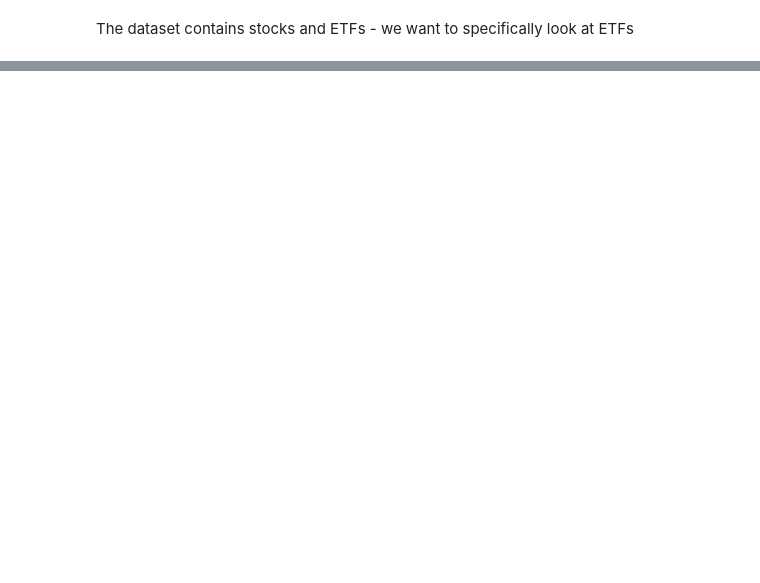
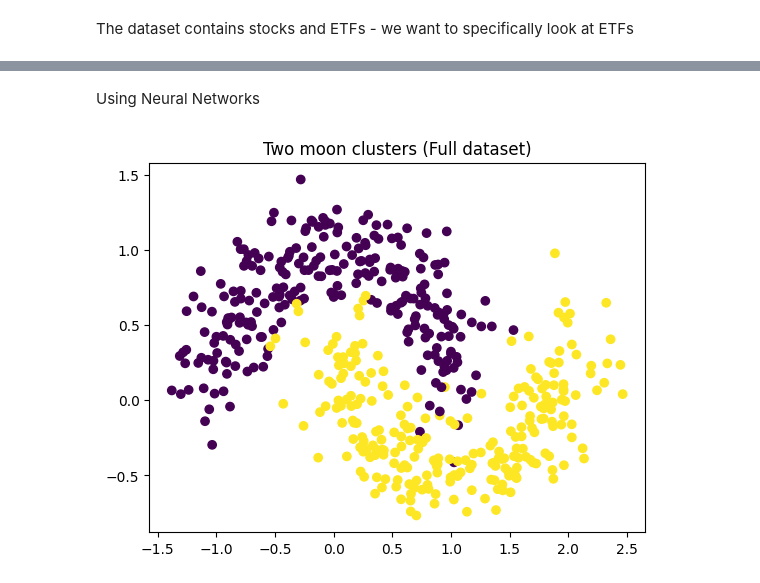
Before and after one commit to cysteely/MLGroupProject, a Jupyter notebook: MLproject.ipynb, the cells around one changed output, grey strips where cells are left out. Cells and saved outputs as stored; diff of their text form; code cells hidden in the pictures; blank space fills up the shorter version.

```diff
--- a/MLproject.ipynb
+++ b/MLproject.ipynb
@@ -31,0 +87,34 @@ all_files = glob.glob(os.path.join(path, "*.csv"))
+# %% [markdown]
+Using Neural Networks
+# %%
+import sklearn.datasets
+import sklearn.metrics
+import tensorflow
+
+X, y = sklearn.datasets.make_moons(n_samples=500, noise=0.19, random_state=96594) #TODO: Change random_state to the last 5 digits of your BuffOne card
+X_train, y_train = X[:350], y[:350]
+X_test, y_test = X[350:], y[350:]
+plt.title("Two moon clusters (Full dataset)")
+plt.scatter(X[:,0], X[:,1], c=y)
+plt.show()
+
+def show_decision_surface(model):
+    """
+    Helper function to visualize the decision surface of model
+    :param model: Initialized Classifier
+    :return: None
+    """
+    x_min, x_max = X[:, 0].min()-1, X[:, 0].max()+1
+    y_min, y_max = X[:, 1].min()-1, X[:, 1].max()+1
+    x_grid = np.arange(x_min, x_max, 0.1)
+    y_grid = np.arange(y_min, y_max, 0.1)
+    xx, yy = np.meshgrid(x_grid, y_grid)
+    r1, r2 = xx.reshape(-1,1), yy.reshape(-1,1)
+    grid = np.hstack((r1,r2))
+    y_hat = model.predict(grid)
+    zz = y_hat.reshape(xx.shape)
+    plt.contourf(xx, yy, zz, cmap='PiYG')
+    plt.scatter(X[:,0], X[:,1], c=y)
+    plt.show()
+# %% [output]
+[figure, added]
```
Also changed, not shown: parts of 6 cells of this notebook.
